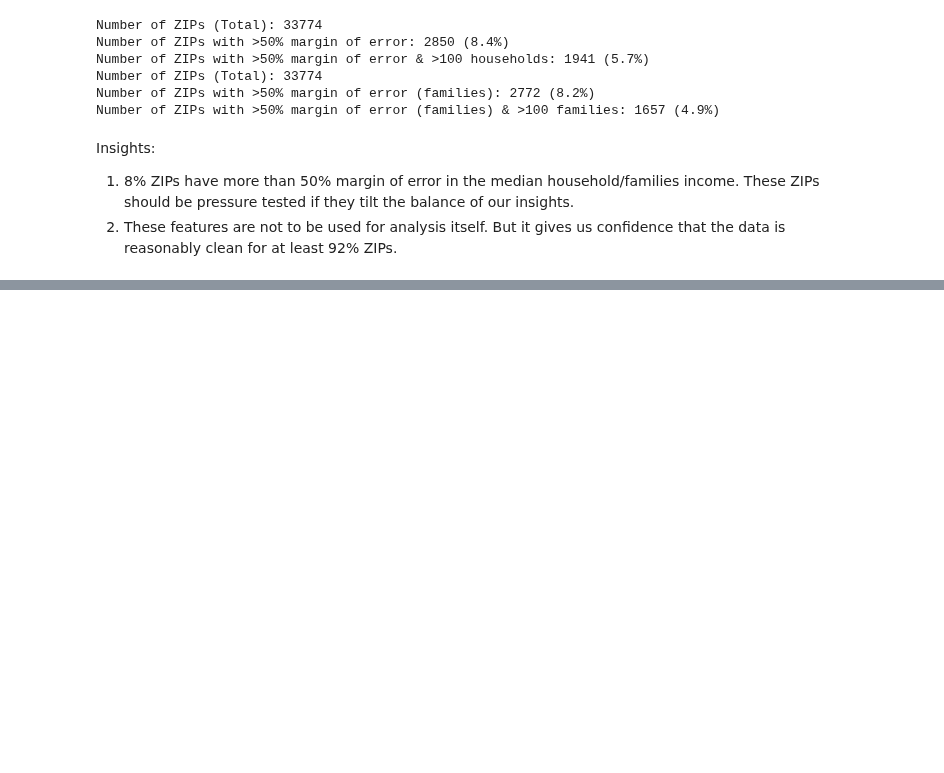
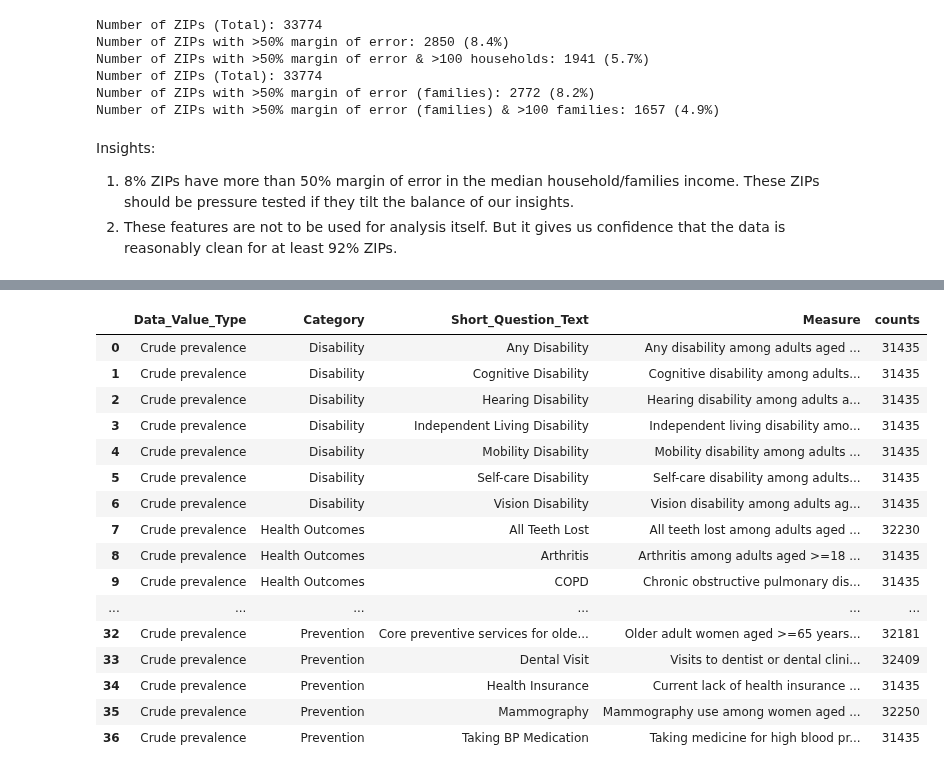
Before and after one commit to anuvrat-umich/siads_milestone1, a Jupyter notebook: src/exploratory_data_analysis.ipynb, the cells around one changed output, grey strips where cells are left out. Cells and saved outputs as stored; diff of their text form; code cells hidden in the pictures; blank space fills up the shorter version.

```diff
--- a/src/exploratory_data_analysis.ipynb
+++ b/src/exploratory_data_analysis.ipynb
@@ -10,6 +10,9 @@ import numpy as np
 # %%
 #Importing helper functions
 %run "helper_functions.ipynb"
+# %%
+#Setting pandas option to disable scientific notation
+pd.set_option('display.float_format', lambda x: '%.3f' % x)
 # %%
 #Input and output paths for all pickle files. To be used to load and save these files
 #Output
@@ -202,0 +319,21 @@ Insights:
+# %%
+#Counts by Measure, Category, Data Value Type, and Short_Question_Text
+df_health_outcomes_edited.groupby(['Data_Value_Type', 'Category', 'Short_Question_Text', 'Measure']).size().reset_index(name='counts')
+# %% [output]
+|  | Data_Value_Type | Category | Short_Question_Text | Measure | counts |
+| 0 | Crude prevalence | Disability | Any Disability | Any disability among adults aged ... | 31435 |
+| 1 | Crude prevalence | Disability | Cognitive Disability | Cognitive disability among adults... | 31435 |
+| 2 | Crude prevalence | Disability | Hearing Disability | Hearing disability among adults a... | 31435 |
+| 3 | Crude prevalence | Disability | Independent Living Disability | Independent living disability amo... | 31435 |
+| 4 | Crude prevalence | Disability | Mobility Disability | Mobility disability among adults ... | 31435 |
+| 5 | Crude prevalence | Disability | Self-care Disability | Self-care disability among adults... | 31435 |
+| 6 | Crude prevalence | Disability | Vision Disability | Vision disability among adults ag... | 31435 |
+| 7 | Crude prevalence | Health Outcomes | All Teeth Lost | All teeth lost among adults aged ... | 32230 |
+| 8 | Crude prevalence | Health Outcomes | Arthritis | Arthritis among adults aged >=18 ... | 31435 |
+| 9 | Crude prevalence | Health Outcomes | COPD | Chronic obstructive pulmonary dis... | 31435 |
+| ... | ... | ... | ... | ... | ... |
+| 32 | Crude prevalence | Prevention | Core preventive services for olde... | Older adult women aged >=65 years... | 32181 |
+| 33 | Crude prevalence | Prevention | Dental Visit | Visits to dentist or dental clini... | 32409 |
+| 34 | Crude prevalence | Prevention | Health Insurance | Current lack of health insurance ... | 31435 |
+| 35 | Crude prevalence | Prevention | Mammography | Mammography use among women aged ... | 32250 |
+| 36 | Crude prevalence | Prevention | Taking BP Medication | Taking medicine for high blood pr... | 31435 |
```
Also changed, not shown: parts of 18 cells of this notebook, 2 other files.
